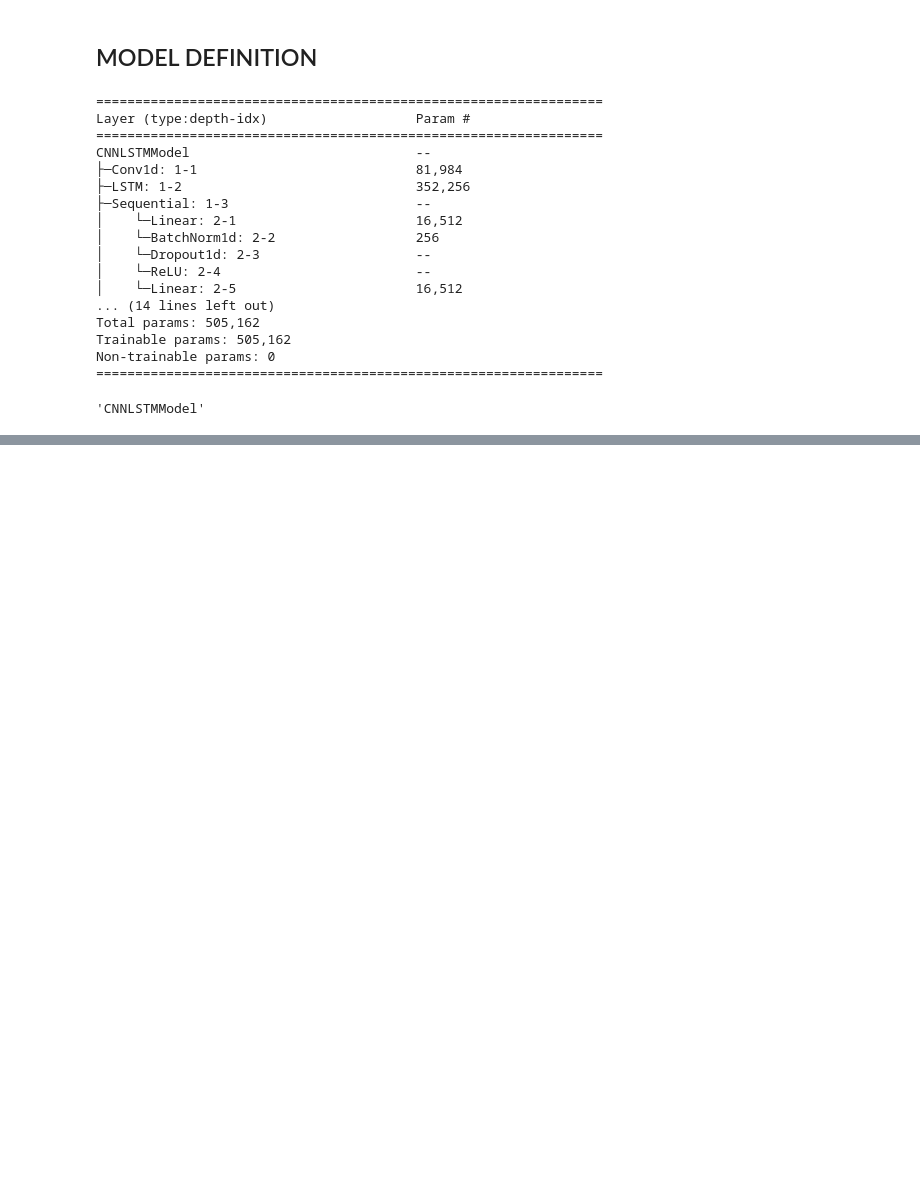
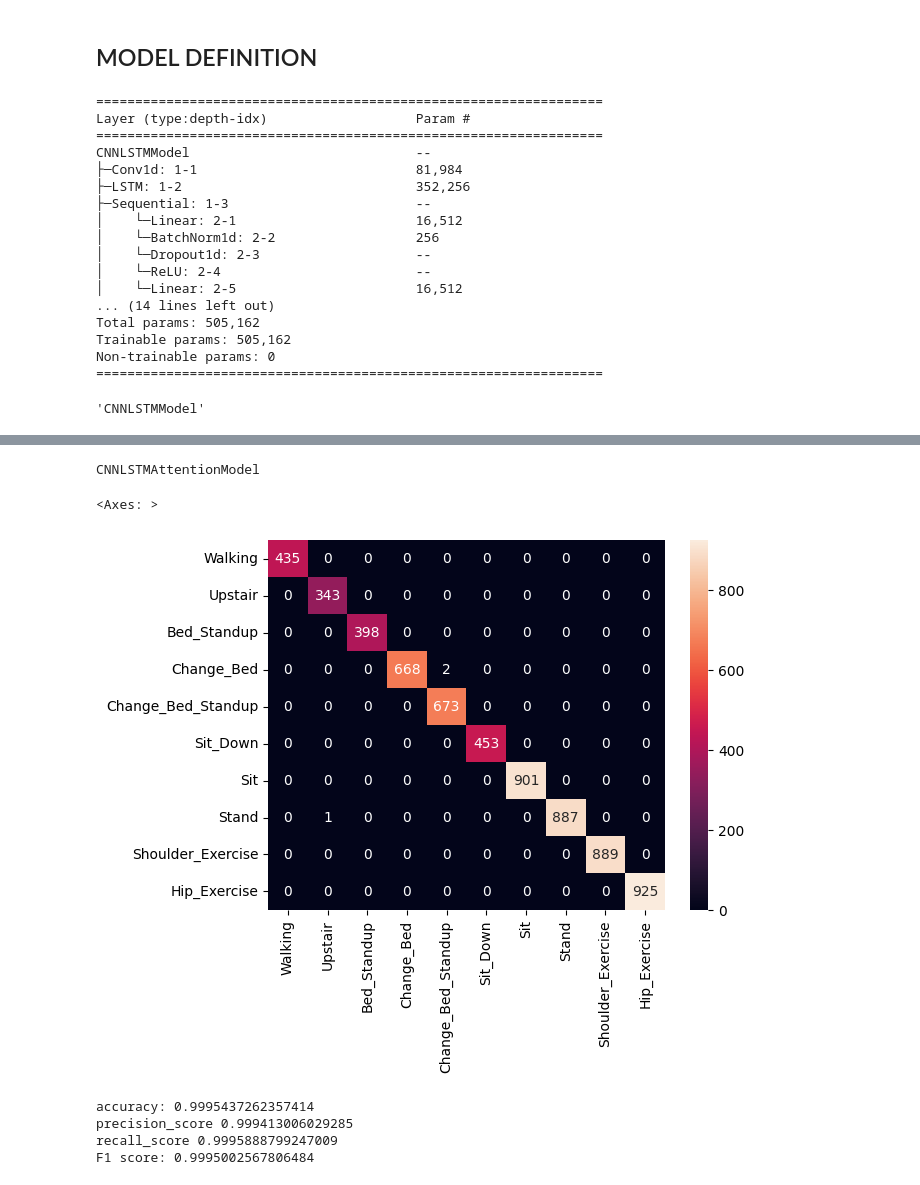
Before and after one commit to Tyern/acttivity_recognition, a Jupyter notebook: notebooks/97_model_train_CV_alluser_0missing.ipynb, the cells around one changed output, grey strips where cells are left out. Cells and saved outputs as stored; diff of their text form; code cells hidden in the pictures; blank space fills up the shorter version.

```diff
--- a/notebooks/97_model_train_CV_alluser_0missing.ipynb
+++ b/notebooks/97_model_train_CV_alluser_0missing.ipynb
@@ -880,9 +928,9 @@ print("Executed Time:", time.perf_counter() - start_timer)
 # %%
-missing_sensor_numbers = 0
-model_name = train_model_class[3].__name__
-print(model_name)
+# missing_sensor_numbers = 0
+# model_name = train_model_class[4].__name__
+# print(model_name)
 
-all_test_pred = {}
-for user in range(USER_NUM):
-    with open(os.path.join(RESULT_FOLDER_PATH, "97", f"test_pred_user_{user}_{missing_sensor_numbers}_{model_name}.pkl"), "rb") as f:
-        all_test_pred[user] = pickle.load(f)
+# all_test_pred = {}
+# for user in range(USER_NUM):
+#     with open(os.path.join(RESULT_FOLDER_PATH, "97", f"test_pred_user_{user}_{missing_sensor_numbers}_{model_name}.pkl"), "rb") as f:
+#         all_test_pred[user] = pickle.load(f)
@@ -895,7 +939,7 @@ dict_keys([0, 1, 2, 3, 4, 5, 6, 7, 8, 9, 10, 11, 12, 13, 14, 15])
 # %%
-all_test_pred_result = ([], [])
-for user in range(USER_NUM):
-    all_test_pred_result[0].extend(all_test_pred[user][0])
-    all_test_pred_result[1].extend(all_test_pred[user][1])
+# all_test_pred_result = ([], [])
+# for user in range(USER_NUM):
+#     all_test_pred_result[0].extend(all_test_pred[user][0])
+#     all_test_pred_result[1].extend(all_test_pred[user][1])
 
-print(len(all_test_pred_result[0]))
+# print(len(all_test_pred_result[0]))
@@ -924,0 +967,6 @@ F1 score: 1.0
+# %%
+USER_NUM = 16
+SENSOR_NUM = 7
+EACH_SENSOR_CHANNEL = 6
+assert USER_NUM == len(data_files)
+feature_num = SENSOR_NUM * EACH_SENSOR_CHANNEL
@@ -924,0 +1253,32 @@ F1 score: 1.0
+# %%
+missing_sensor_numbers = 0
+model_name = train_model_class[4].__name__
+print(model_name)
+
+all_test, all_pred = all_test_pred[missing_sensor_numbers][model_name]
+
+# print("missing index", missing_index)
+all_test_with_label = [label_list[i] for i in all_test]
+all_pred_with_label = [label_list[i] for i in all_pred]
+
+cf = confusion_matrix(all_test_with_label, all_pred_with_label, labels=label_list)
+sns.heatmap(cf, annot=True, xticklabels=eng_label_list, yticklabels=eng_label_list, fmt='g')
+# %% [output]
+CNNLSTMAttentionModel
+<Axes: >
+[figure, added]
+# %%
+from sklearn.metrics import accuracy_score, f1_score, precision_score, recall_score
+
+all_test_cpu = list(map(lambda x: x.cpu().item(), all_test))
+all_pred_cpu = list(map(lambda x: x.cpu().item(), all_pred))
+
+print("accuracy:", accuracy_score(all_test_cpu, all_pred_cpu))
+print("precision_score", precision_score(all_test_cpu, all_pred_cpu, average="macro"))
+print("recall_score", recall_score(all_test_cpu, all_pred_cpu, average="macro"))
+print("F1 score:", f1_score(all_test_cpu, all_pred_cpu, average="macro"))
+# %% [output]
+accuracy: 0.9995437262357414
+precision_score 0.999413006029285
+recall_score 0.9995888799247009
+F1 score: 0.9995002567806484
```
Also changed, not shown: parts of 19 cells of this notebook, 1 other file.
